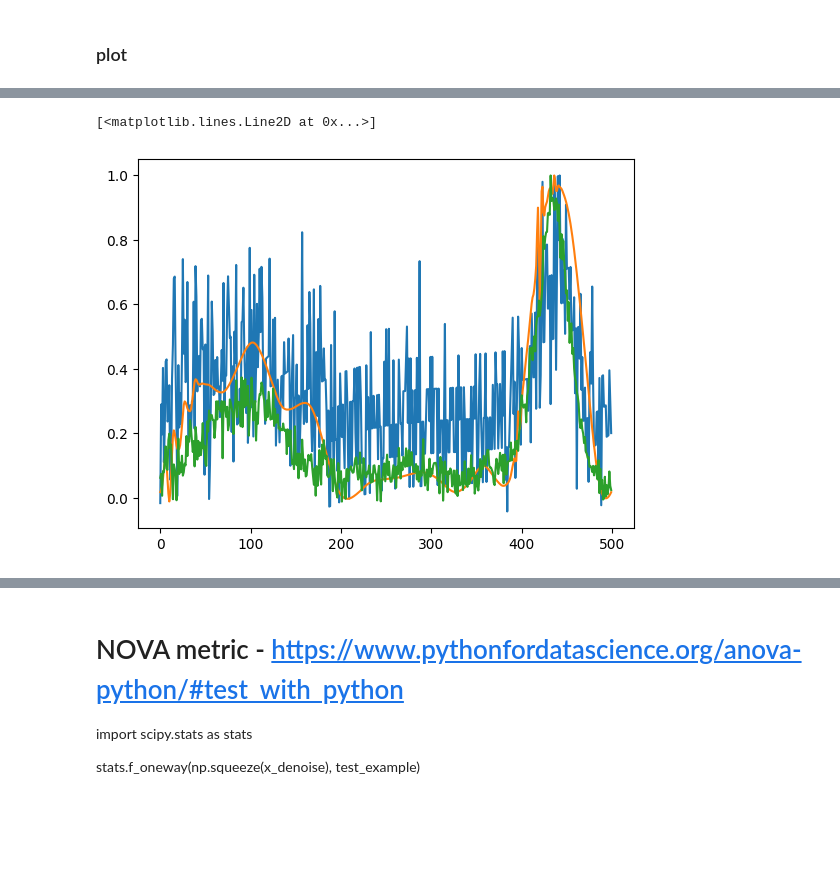
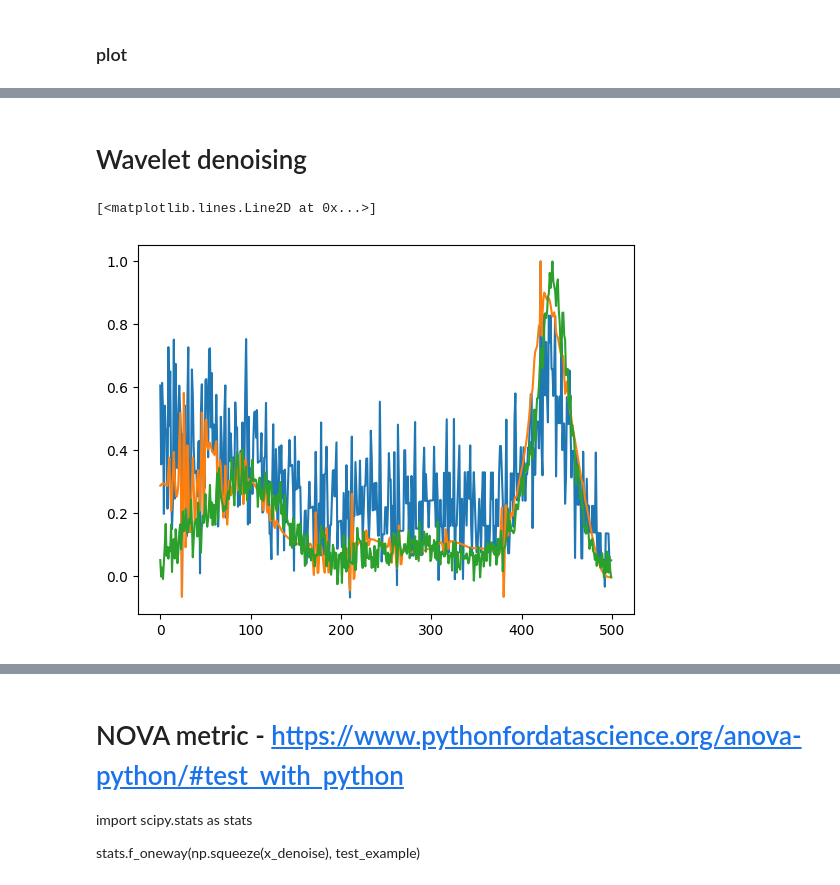
Before and after one commit to ciaranbench/spectral-denoising-cycleGAN, a Jupyter notebook: Classical_denoising.ipynb, the cells around one changed output, grey strips where cells are left out. Cells and saved outputs as stored; diff of their text form; code cells hidden in the pictures; blank space fills up the shorter version.

Commit message:
changes range of parameters for classical techs

```diff
--- a/Classical_denoising.ipynb
+++ b/Classical_denoising.ipynb
@@ -91,10 +106,20 @@ plt.plot(network_pred_GT[index])
 
 from sklearn.decomposition import PCA, KernelPCA
 
-pca = PCA(n_components=2)
+PCA_components = range(2,10,1)
+PCA_spectra = []
+for n_components in PCA_components:
+    pca = PCA(n_components=n_components)
 
 
-pca.fit(np.squeeze(test_example))
+    pca.fit(np.squeeze(test_example))
+    X_reconstructed_pca = pca.inverse_transform(pca.transform(test_example))
+
+    for i in range(np.shape(X_reconstructed_pca)[0]):
+        baseObj=BaselineRemoval(X_reconstructed_pca[i])
+        mod=baseObj.ModPoly(3)
+        X_reconstructed_pca[i]=mod/np.max(mod)
+    PCA_spectra.append([n_components,X_reconstructed_pca])
 
 
 # kernel pca
@@ -140,10 +155,21 @@ plt.plot(network_pred_GT[index])
+# %% [markdown]
+# Wavelet denoising
 # %%
 import numpy as np
 #import PyWavelets as pywt
 from skimage.restoration import denoise_wavelet
 import matplotlib.pyplot as plt
+wavelet_spectra = []
+wavelet_levels_list = range(1,10,1)
+for wavelet_levels in wavelet_levels_list:
+    spec_denoise_w = np.zeros(np.shape(test_example))
+    for i in range(np.shape(test_example)[0]):
+        spec_denoise_w[i] = denoise_wavelet(test_example[i], method='BayesShrink', mode='soft', wavelet_levels=wavelet_levels, wavelet='sym8', rescale_sigma='True')
+        #baseline correct and normalise
 
-spec_denoise_w = np.zeros(np.shape(test_example))
-for i in range(np.shape(test_example)[0]):
-    spec_denoise_w[i] = denoise_wavelet(test_example[i], method='BayesShrink', mode='soft', wavelet_levels=10, wavelet='sym8', rescale_sigma='True')
+    for i in range(np.shape(spec_denoise_w)[0]):
+        baseObj=BaselineRemoval(spec_denoise_w[i])
+        mod=baseObj.ModPoly(3)
+        spec_denoise_w[i]=mod/np.max(mod)
+    wavelet_spectra.append([wavelet_levels,spec_denoise_w])
 # %%
@@ -156,8 +178,0 @@ for i in range(np.shape(spec_denoise_w)[0]):
-# %%
-##plot
-plt.plot(network_pred_input_baseline_norm[index])
-plt.plot(np.squeeze(spec_denoise_w[index]))
-plt.plot(network_pred_GT[index])
-# %% [output]
-[<matplotlib.lines.Line2D at 0x...>]
-[figure, removed]
@@ -165,0 +179,9 @@ plt.plot(network_pred_GT[index])
+# %%
+index = 80
+##plot
+plt.plot(network_pred_input_baseline_norm[index])
+plt.plot(np.squeeze(spec_denoise_w[index]))
+plt.plot(network_pred_GT[index])
+# %% [output]
+[<matplotlib.lines.Line2D at 0x...>]
+[figure, added]
```
Also changed, not shown: parts of 36 cells of this notebook.
